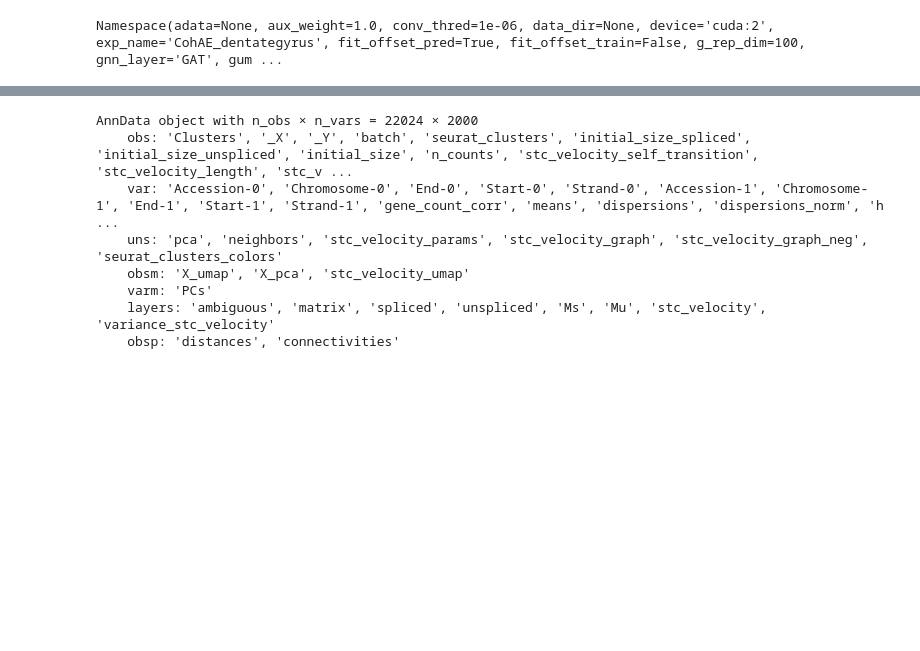
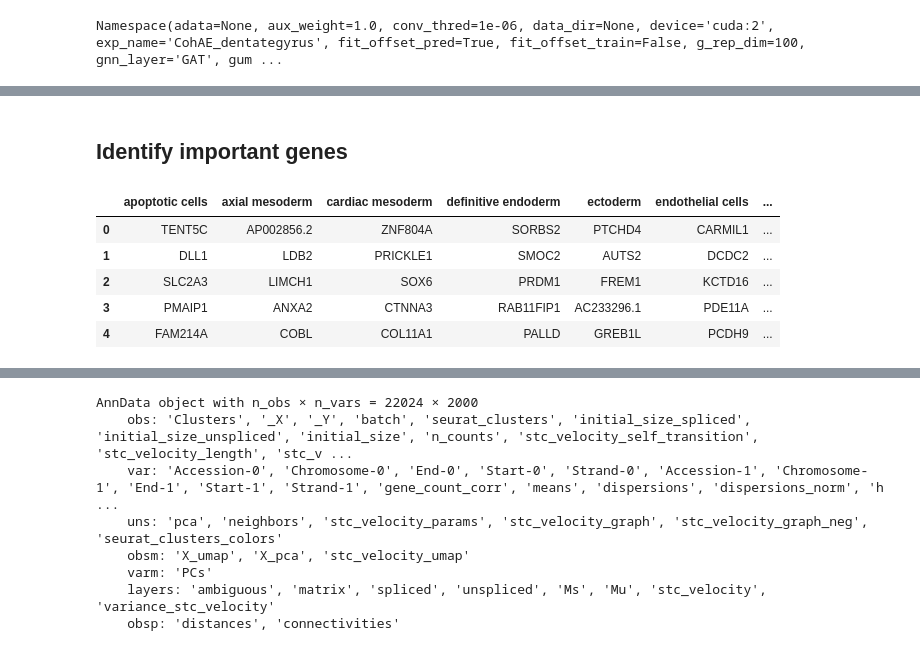
Before and after one commit to linxy29/Ho_vivian_python, a Jupyter notebook: veloAE_seurat.ipynb, the cells around one changed output, grey strips where cells are left out. Saved outputs shown, nothing was run; the diff lists cells and outputs as text; code cells hidden in the pictures; blank space fills up the shorter version.

```diff
--- a/veloAE_seurat.ipynb
+++ b/veloAE_seurat.ipynb
@@ -122,3 +120,18 @@ AnnData object with n_obs × n_vars = 22024 × 2000
     varm: 'PCs'
     layers: 'ambiguous', 'matrix', 'spliced', 'unspliced', 'Ms', 'Mu', 'stc_velocity', 'variance_stc_velocity'
     obsp: 'distances', 'connectivities'
+# %% [markdown]
+## Identify important genes
+# %%
+scv.tl.rank_velocity_genes(adata, groupby=args.vis_type_col, min_corr=.3, vkey='stc_velocity')
+df = scv.DataFrame(adata.uns['rank_velocity_genes']['names'])
+## save the dataframe
+df.to_csv('/home/linxy29/holab/iPSC/veloAE/' + sample + '_rank_velocity_genes.csv')
+df.head()
+# %% [output]
+|  | apoptotic cells | axial mesoderm | cardiac mesoderm | definitive endoderm | ectoderm | endothelial cells | ... |
+| 0 | TENT5C | AP002856.2 | ZNF804A | SORBS2 | PTCHD4 | CARMIL1 | ... |
+| 1 | DLL1 | LDB2 | PRICKLE1 | SMOC2 | AUTS2 | DCDC2 | ... |
+| 2 | SLC2A3 | LIMCH1 | SOX6 | PRDM1 | FREM1 | KCTD16 | ... |
+| 3 | PMAIP1 | ANXA2 | CTNNA3 | RAB11FIP1 | AC233296.1 | PDE11A | ... |
+| 4 | FAM214A | COBL | COL11A1 | PALLD | GREB1L | PCDH9 | ... |
```
Also changed, not shown: parts of 4 cells of this notebook, 14 other files.
